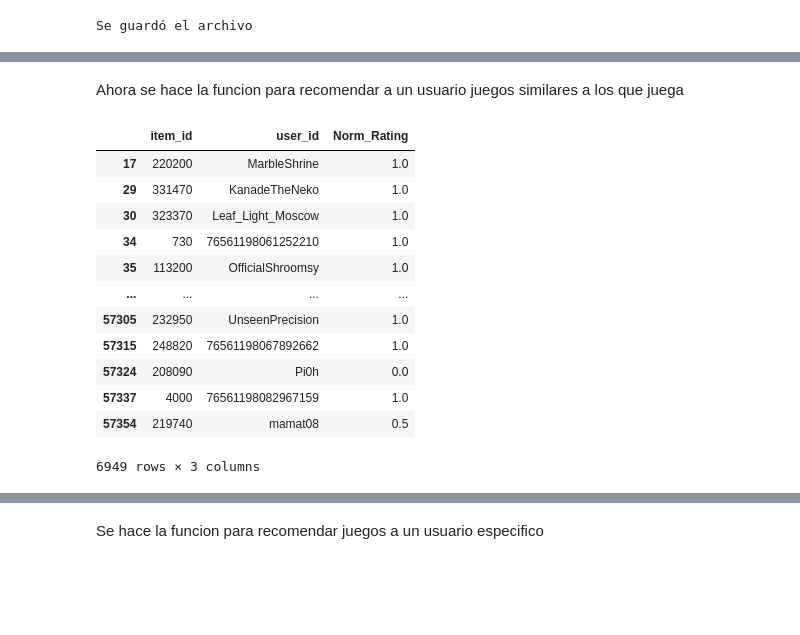
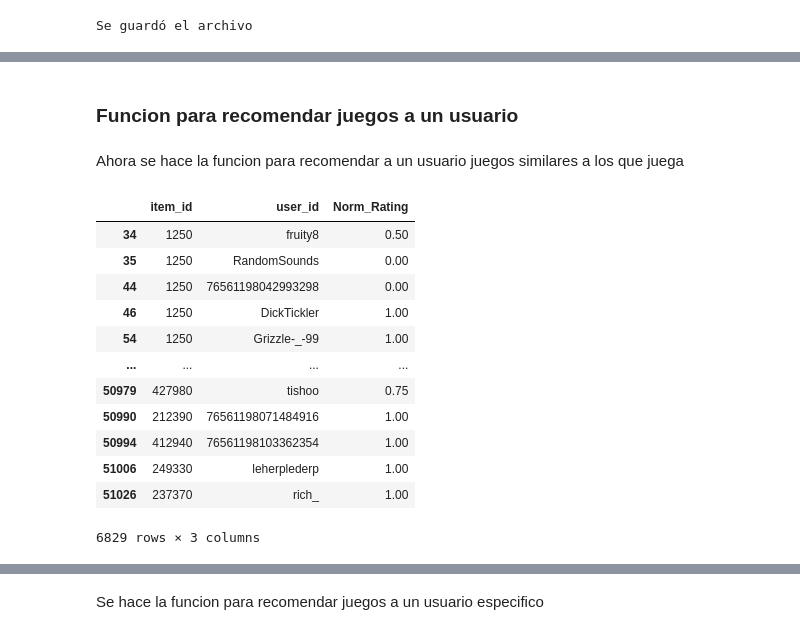
Before and after one commit to Rolando-Stiwan/PI1_MLOps_games, a Jupyter notebook: 5_sistema_recomendacion.ipynb, the cells around one changed output, grey strips where cells are left out. Drawn from its saved outputs; the diff is of its cells as text; code cells hidden in the pictures; blank space fills up the shorter version.

```diff
--- a/5_sistema_recomendacion.ipynb
+++ b/5_sistema_recomendacion.ipynb
@@ -30,0 +33,3 @@ training
+# %%
+training_1 = training.drop(columns=['item_name']).copy()
+training_1
@@ -33,10 +54,10 @@ Se normalizan los datos para mejorar los resultados
 # %%
 # Se normaliza la columna Rating para mejorar los resultados
 scaler = MinMaxScaler()
-training['Norm_Rating'] = scaler.fit_transform(training[['Rating']])
+training_1['Norm_Rating'] = scaler.fit_transform(training_1[['Rating']])
 
 # Elimino la columna Rating
-training.drop(columns=['Rating'], inplace=True)
+training_1.drop(columns=['Rating'], inplace=True)
 # %% [markdown]
 Se pivotea la tabla para dejar los datos de la forma adecuada para que puedan ser tratados por la funcion cosine_similarity
 # %%
@@ -111,28 +136,28 @@ df_item_cos.shape
+# %% [markdown]
+### Funcion para recomendar juegos a un usuario
 # %% [markdown]
 Ahora se hace la funcion para recomendar a un usuario juegos similares a los que juega
 # %%
-# Se hace una copia del dataframe training
-training_2 = training.copy()
 # Se filtran los valores para tener una matriz mas pequeña y se pueda lograr el deploy en render
 # Se buscan 3000 usuarios al azar
 np.random.seed(42)
-user_ids_aleatorios = np.random.choice(training_2['user_id'].unique(), size=3000, replace=False)
-training_2 = training_2[training_2['user_id'].isin(user_ids_aleatorios)]
-training_2
+user_ids_aleatorios = np.random.choice(training_1['user_id'].unique(), size=3000, replace=False)
+training_1 = training_1[training_1['user_id'].isin(user_ids_aleatorios)]
+training_1
 # %% [output]
 |  | item_id | user_id | Norm_Rating |
-| 17 | 220200 | MarbleShrine | 1.0 |
-| 29 | 331470 | KanadeTheNeko | 1.0 |
-| 30 | 323370 | Leaf_Light_Moscow | 1.0 |
-| 34 | 730 | 76561198061252210 | 1.0 |
-| 35 | 113200 | OfficialShroomsy | 1.0 |
+| 34 | 1250 | fruity8 | 0.50 |
+| 35 | 1250 | RandomSounds | 0.00 |
+| 44 | 1250 | 76561198042993298 | 0.00 |
+| 46 | 1250 | DickTickler | 1.00 |
+| 54 | 1250 | Grizzle-_-99 | 1.00 |
 | ... | ... | ... | ... |
-| 57305 | 232950 | UnseenPrecision | 1.0 |
-| 57315 | 248820 | 76561198067892662 | 1.0 |
-| 57324 | 208090 | Pi0h | 0.0 |
-| 57337 | 4000 | 76561198082967159 | 1.0 |
-| 57354 | 219740 | mamat08 | 0.5 |
+| 50979 | 427980 | tishoo | 0.75 |
+| 50990 | 212390 | 76561198071484916 | 1.00 |
+| 50994 | 412940 | 76561198103362354 | 1.00 |
+| 51006 | 249330 | leherplederp | 1.00 |
+| 51026 | 237370 | rich_ | 1.00 |
-6949 rows × 3 columns
+6829 rows × 3 columns
 # %%
 # Se convierte  el user_id a valores numericos usando LabelEncoder
 label_encoder = LabelEncoder()
```
Also changed, not shown: parts of 14 cells of this notebook, 9 other files.
